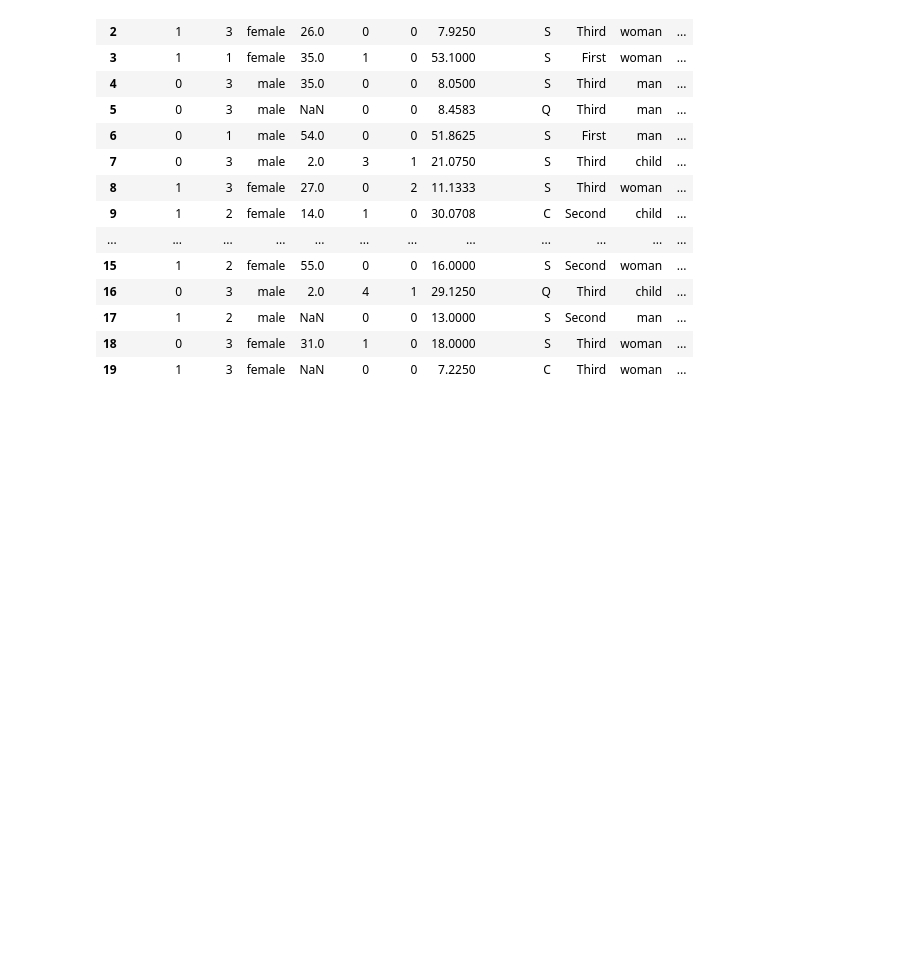
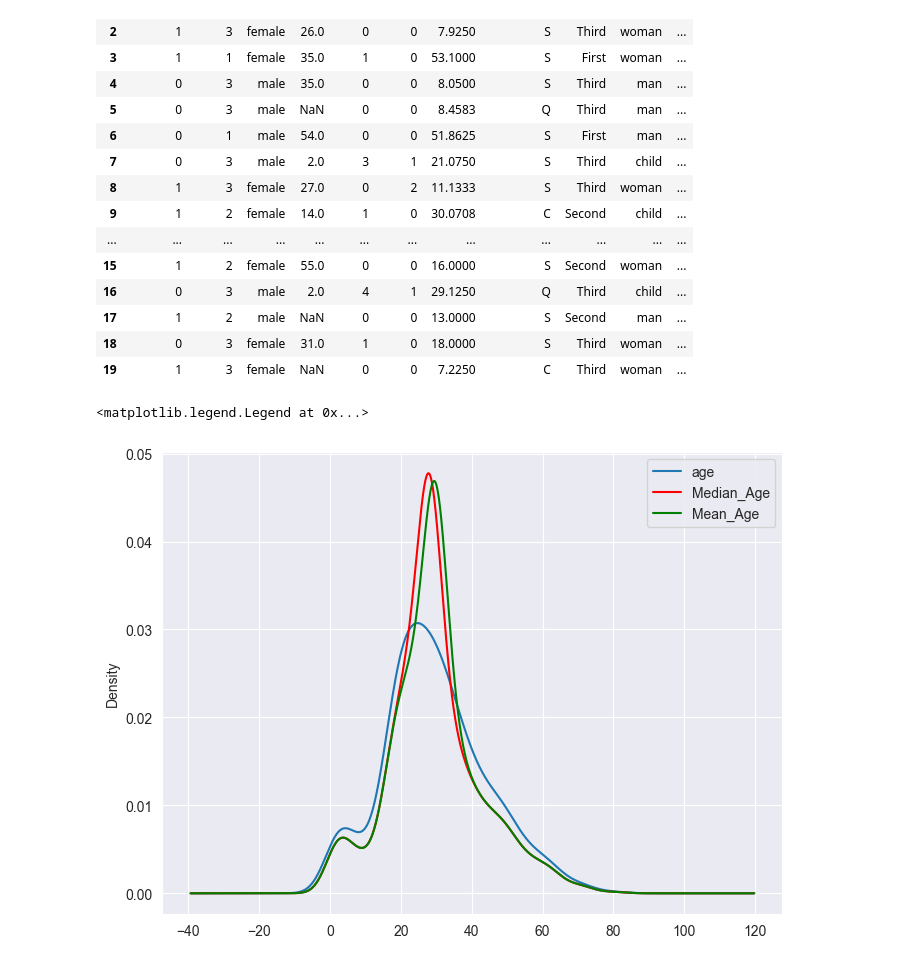
Before and after one commit to KennedyMungai/scikit-learn-intro, a Jupyter notebook: scikit_learn_intro.ipynb, the cells around one changed output. Drawn from its saved outputs; the diff is of its cells as text; code cells hidden in the pictures; blank space fills up the shorter version.

Commit message:
Plotted out the age, median age and mean age

```diff
--- a/scikit_learn_intro.ipynb
+++ b/scikit_learn_intro.ipynb
@@ -173,3 +173,21 @@ titanic_data.head(20)
 | 17 | 1 | 2 | male | NaN | 0 | 0 | 13.0000 | S | Second | man | ... |
 | 18 | 0 | 3 | female | 31.0 | 1 | 0 | 18.0000 | S | Third | woman | ... |
 | 19 | 1 | 3 | female | NaN | 0 | 0 | 7.2250 | C | Third | woman | ... |
+# %%
+import matplotlib.pyplot as plt
+plt.rcParams['figure.figsize'] = [8, 6]
+
+fig = plt.figure()
+ax = fig.add_subplot(111)
+
+titanic_data['age'].plot(kind='kde', ax=ax)
+
+titanic_data['Median_Age'].plot(kind='kde', ax=ax, color='red')
+
+titanic_data['Mean_Age'].plot(kind='kde', ax=ax, color='green')
+
+lines, labels = ax.get_legend_handles_labels()
+ax.legend(lines, labels, loc='best')
+# %% [output]
+<matplotlib.legend.Legend at 0x...>
+[figure, added]
```
